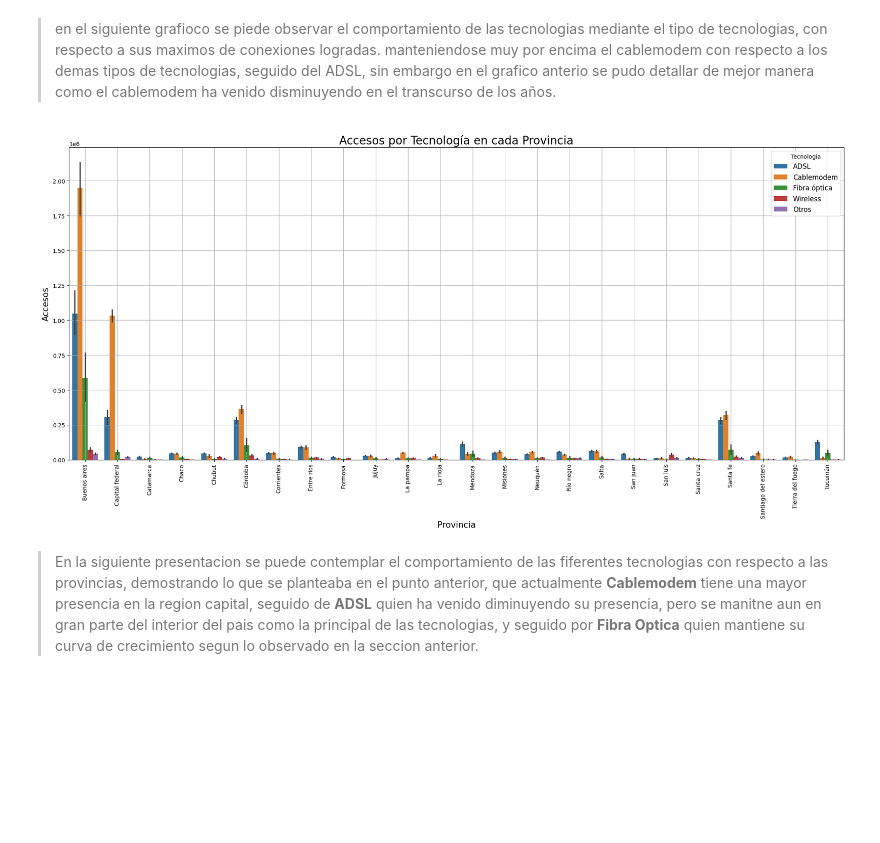
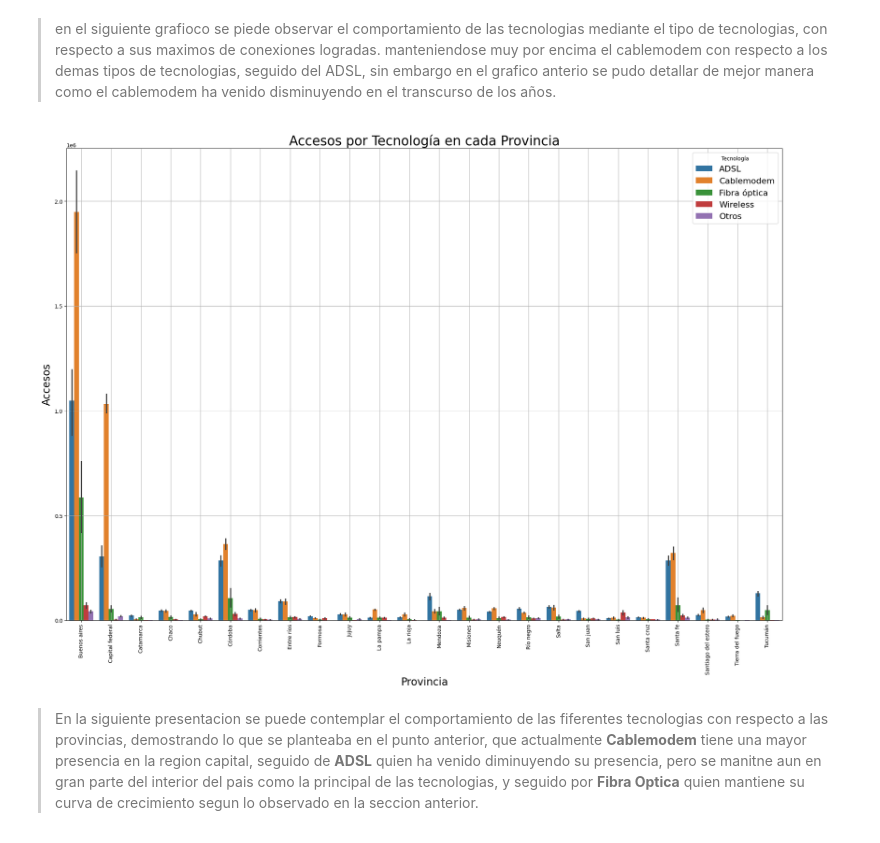
Before and after one commit to rammerbot/Data_Analytics_Telecomunicaciones_Argentina, a Jupyter notebook: ETL_EDA.ipynb, the cells around one changed output. Drawn from its saved outputs; the diff is of its cells as text; code cells hidden in the pictures; blank space fills up the shorter version.

```diff
--- a/ETL_EDA.ipynb
+++ b/ETL_EDA.ipynb
@@ -599,29 +651,29 @@ plt.show()
 # %% [markdown]
 > en el siguiente grafioco se piede observar el comportamiento de las tecnologias mediante el tipo de tecnologias, con respecto a sus maximos de conexiones logradas. manteniendose muy por encima el cablemodem con respecto a los demas tipos de tecnologias, seguido del ADSL, sin embargo en el grafico anterio se pudo detallar de mejor manera como el cablemodem ha venido disminuyendo en el transcurso de los años.
 # %%
-df_melt_time_province = data_acc_por_tec.melt(id_vars=['Año', 'Trimestre', 'Provincia'],
+df_melt= data_acc_por_tec.melt(id_vars=['Año', 'Trimestre', 'Provincia'],
                                               value_vars=['ADSL', 'Cablemodem', 'Fibra óptica', 'Wireless', 'Otros'],
                                               var_name='Tecnología', value_name='Accesos')
 
 # Aumentar el tamaño de la figura
-plt.figure(figsize=(20, 10))
+plt.figure(figsize=(20, 15))
 
 # Crear el gráfico de barras
 sns.barplot(data=df_melt, x='Provincia', y='Accesos', hue='Tecnología')
 
 # Configurar la gráfica
-plt.title('Accesos por Tecnología en cada Provincia', fontsize=20)
-plt.xlabel('Provincia', fontsize=15)
-plt.ylabel('Accesos', fontsize=15)
+plt.title('Accesos por Tecnología en cada Provincia', fontsize=25)
+plt.xlabel('Provincia', fontsize=20)
+plt.ylabel('Accesos', fontsize=20)
 plt.xticks(rotation=90)
-plt.legend(title='Tecnología', fontsize=12)
+plt.legend(title='Tecnología', fontsize=16)
 plt.grid(True)
 
 # Mostrar la gráfica
 plt.tight_layout()
 plt.show()
 # %% [output]
-[figure, old version]
+[figure, new version]
 # %% [markdown]
 > En la siguiente presentacion se puede contemplar el comportamiento de las fiferentes tecnologias con respecto a las provincias, demostrando lo que se planteaba en el punto anterior, que actualmente <strong> Cablemodem</strong> tiene una mayor presencia en la region capital, seguido de            <strong> ADSL</strong> quien ha venido diminuyendo su presencia, pero se manitne aun en gran parte del interior del pais como la principal de las tecnologias, y seguido por <strong> Fibra Optica</strong> quien mantiene su curva de crecimiento segun lo observado en la seccion anterior.
 # %% [markdown]
```
Also changed, not shown: parts of 26 cells of this notebook.
